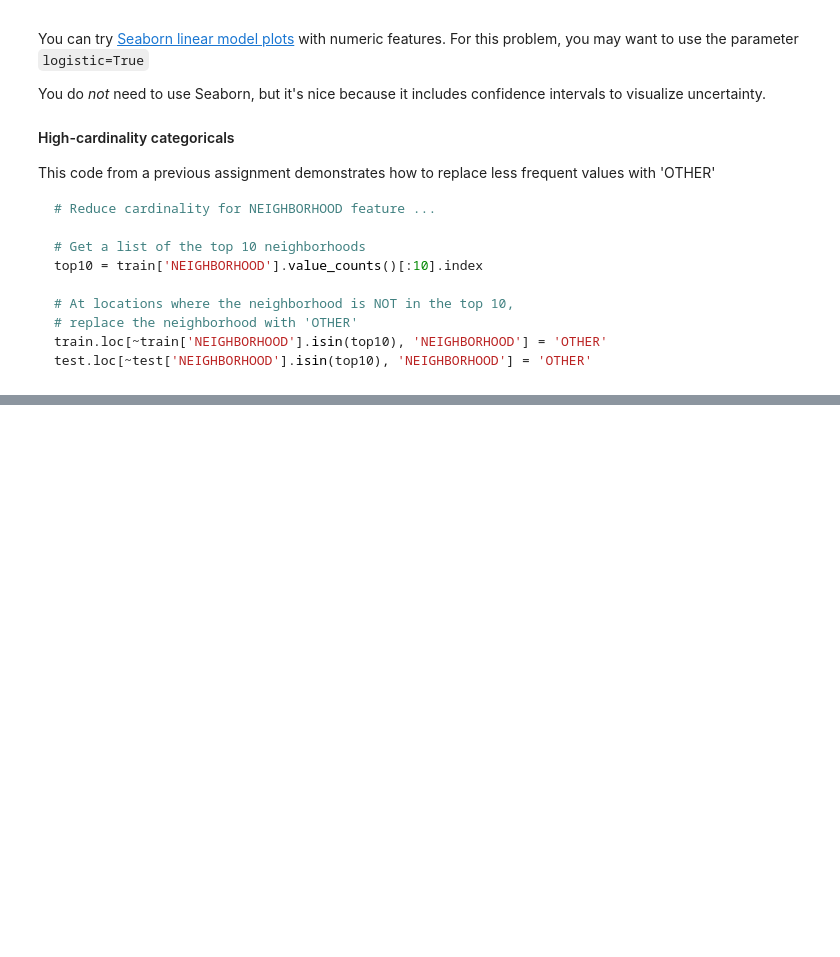
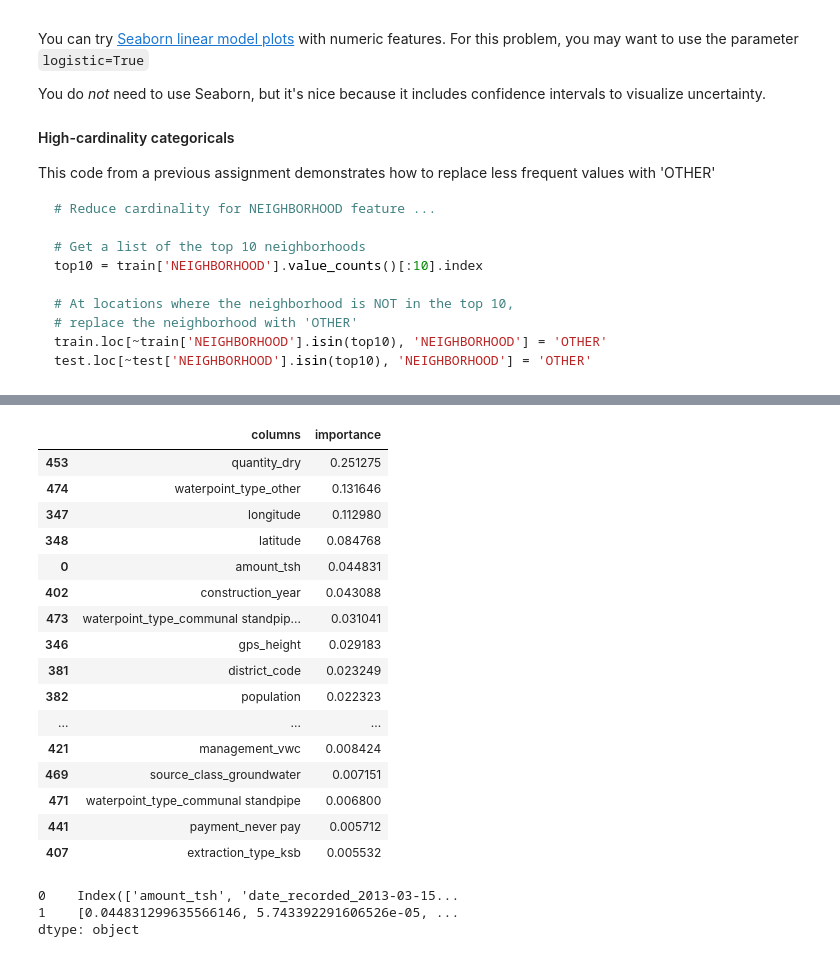
Before and after one commit to bloominstituteoftechnology/DS-Unit-2-Kaggle-Challenge, a Jupyter notebook: module1/assignment_kaggle_challenge_1.ipynb, the cells around one changed output, grey strips where cells are left out. Saved outputs shown, nothing was run; the diff lists cells and outputs as text; code cells hidden in the pictures; blank space fills up the shorter version.

```diff
--- a/module1/assignment_kaggle_challenge_1.ipynb
+++ b/module1/assignment_kaggle_challenge_1.ipynb
@@ -102,0 +139,5 @@ train.shape, test.shape
+# %%
+
+train['latitude'] = train['latitude'].replace(-2e-08, 0)
+val['latitude'] = val['latitude'].replace(-2e-08, 0)
+test['latitude'] = test['latitude'].replace(-2e-08, 0)
@@ -102,0 +167,19 @@ train.shape, test.shape
+# %%
+target = 'status_group'
+features = train.columns.drop(target)
+Y_train = train[target]
+Y_val = val[target]
+X_train = train[features]
+X_val = val[features]
+#making a pipeline for model testing
+
+pipeline = make_pipeline(
+    ce.OneHotEncoder(use_cat_names=True),
+    SimpleImputer(),
+    DecisionTreeClassifier(random_state=32,min_samples_leaf=20)
+)
+pipeline.fit(X_train,Y_train)
+pred_train = pipeline.predict(X_train)
+y_pred = pipeline.predict(X_val)
+print("Training Score:",accuracy_score(Y_train,pred_train))
+print("Val Score:",accuracy_score(Y_val,y_pred))
@@ -102,0 +188,3 @@ train.shape, test.shape
+# %%
+model = pipeline.named_steps['decisiontreeclassifier']
+encoder = pipeline.named_steps['onehotencoder']
@@ -102,0 +211,30 @@ train.shape, test.shape
+# %%
+features = pd.DataFrame({'columns':encoder.transform(X_val).columns.to_list(),'importance':model.feature_importances_})
+# %%
+#plotting the importance
+
+features.sort_values('importance',ascending=False)[:20]
+# %% [output]
+|  | columns | importance |
+| 453 | quantity_dry | 0.251275 |
+| 474 | waterpoint_type_other | 0.131646 |
+| 347 | longitude | 0.112980 |
+| 348 | latitude | 0.084768 |
+| 0 | amount_tsh | 0.044831 |
+| 402 | construction_year | 0.043088 |
+| 473 | waterpoint_type_communal standpip... | 0.031041 |
+| 346 | gps_height | 0.029183 |
+| 381 | district_code | 0.023249 |
+| 382 | population | 0.022323 |
+| ... | ... | ... |
+| 421 | management_vwc | 0.008424 |
+| 469 | source_class_groundwater | 0.007151 |
+| 471 | waterpoint_type_communal standpipe | 0.006800 |
+| 441 | payment_never pay | 0.005712 |
+| 407 | extraction_type_ksb | 0.005532 |
+# %%
+features.head()
+# %% [output]
+0    Index(['amount_tsh', 'date_recorded_2013-03-15...
+1    [0.044831299635566146, 5.743392291606526e-05, ...
+dtype: object
```
Also changed, not shown: parts of 9 cells of this notebook.
